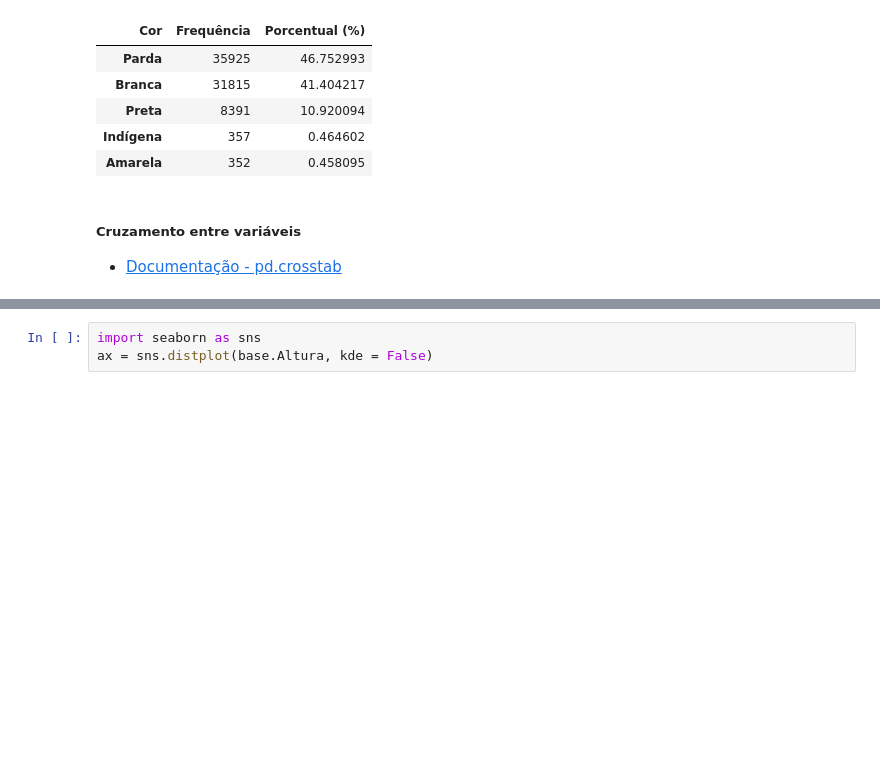
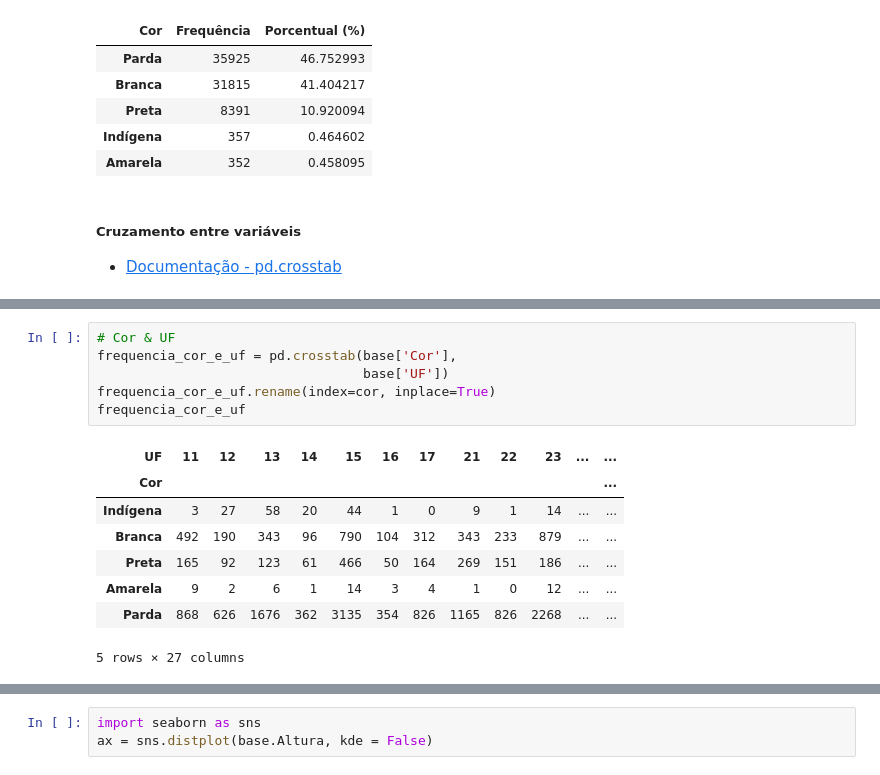
Before and after one commit to VinicMello/estatistica, a Jupyter notebook: notebook.ipynb, the cells around one changed output, grey strips where cells are left out. Saved outputs shown, nothing was run; the diff lists cells and outputs as text; blank space fills up the shorter version.

```diff
--- a/notebook.ipynb
+++ b/notebook.ipynb
@@ -272,3 +277,18 @@ media_renda_por_cor_e_sexo
 | Sexo |  |  |  |  |  |
 | Masculino | 1081.710938 | 2925.744435 | 1603.861687 | 4758.251064 | 1659.577425 |
 | Feminino | 2464.386139 | 2109.866750 | 1134.596400 | 3027.341880 | 1176.758516 |
+# %%
+# Cor & UF
+frequencia_cor_e_uf = pd.crosstab(base['Cor'],
+                                  base['UF'])
+frequencia_cor_e_uf.rename(index=cor, inplace=True)
+frequencia_cor_e_uf
+# %% [output]
+| UF | 11 | 12 | 13 | 14 | 15 | 16 | 17 | 21 | 22 | 23 | ... | ... |
+| Cor |  |  |  |  |  |  |  |  |  |  |  | ... |
+| Indígena | 3 | 27 | 58 | 20 | 44 | 1 | 0 | 9 | 1 | 14 | ... | ... |
+| Branca | 492 | 190 | 343 | 96 | 790 | 104 | 312 | 343 | 233 | 879 | ... | ... |
+| Preta | 165 | 92 | 123 | 61 | 466 | 50 | 164 | 269 | 151 | 186 | ... | ... |
+| Amarela | 9 | 2 | 6 | 1 | 14 | 3 | 4 | 1 | 0 | 12 | ... | ... |
+| Parda | 868 | 626 | 1676 | 362 | 3135 | 354 | 826 | 1165 | 826 | 2268 | ... | ... |
+5 rows × 27 columns
```
Also changed, not shown: parts of 20 cells of this notebook.
